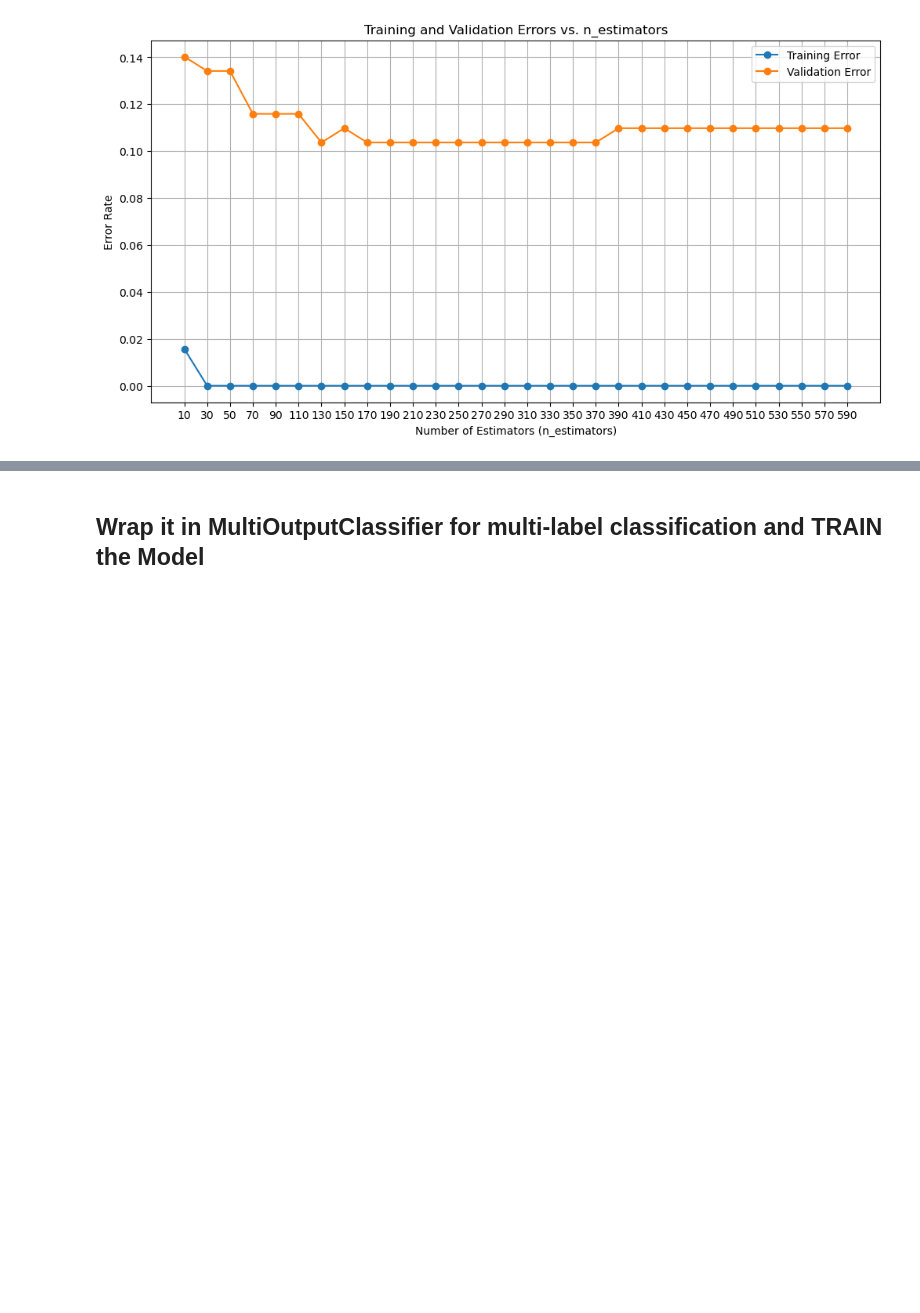
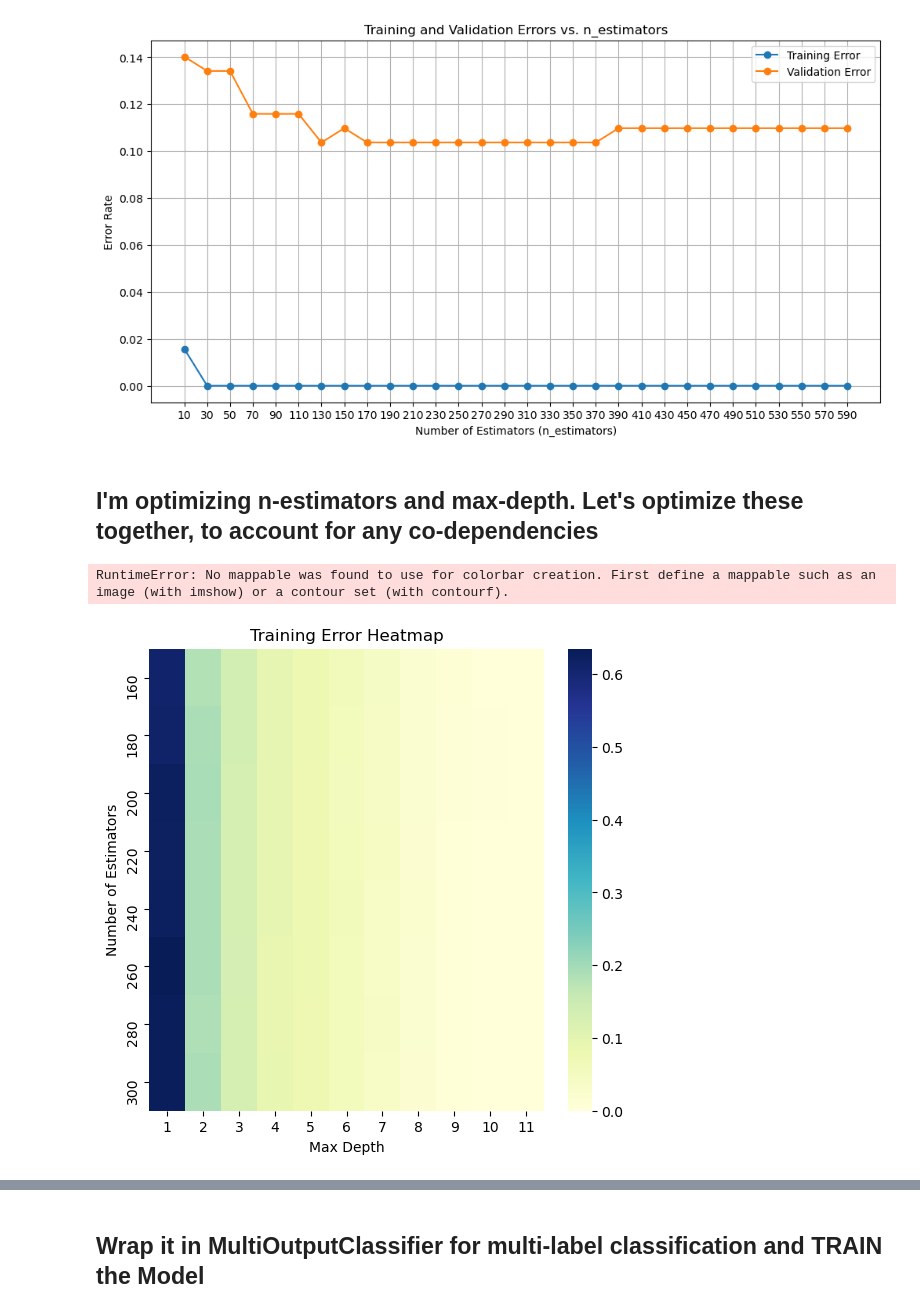
Before and after one commit to davneet721/Classifier_predict_population_from_genotype, a Jupyter notebook: Classifier_Genotype_to_Superpop.ipynb, the cells around one changed output, grey strips where cells are left out. Drawn from its saved outputs; the diff is of its cells as text; code cells hidden in the pictures; blank space fills up the shorter version.

Commit message:
fine-tuning model parameters added

```diff
--- a/Classifier_Genotype_to_Superpop.ipynb
+++ b/Classifier_Genotype_to_Superpop.ipynb
@@ -278,3 +280,34 @@ plt.xticks(n_estimators_range)  # Ensure every tick to be shown
 plt.show()
 # %% [output]
 [figure]
+# %% [markdown]
+## I'm optimizing n-estimators and max-depth. Let's optimize these together, to account for any co-dependencies
+# %%
+n_estimators_range = range(160, 301, 20)  # E.g., from 10 to 600 trees
+max_depth_range = range(1, 12)  # E.g., from 1 to 20
+
+# Initialize 2D arrays to store errors
+train_errors = np.zeros((len(n_estimators_range), len(max_depth_range)))
+val_errors = np.zeros((len(n_estimators_range), len(max_depth_range)))
+
+# Iterate over n_estimators with progress tracking
+for i, n in tqdm(enumerate(n_estimators_range), total=len(n_estimators_range), desc="Processing n_estimators"):
+    for j, md in tqdm(enumerate(max_depth_range), total=len(max_depth_range), desc="Processing max_depth", leave=False):
+        rfclass = RandomForestClassifier(n_estimators=n, max_depth=md, random_state=42)
+        model = MultiOutputClassifier(rfclass)
+
+        # Train the model
+        model.fit(X_train, y_train)
+
+        # Predict on training data
+        train_preds = model.predict(X_train)
+        train_accuracy = accuracy_score(y_train, train_preds)
+        train_errors[i, j] = 1 - train_accuracy  # Store the training error (1 - accuracy)
+
+        # Predict on validation data
+        val_preds = model.predict(X_val)
+        val_accuracy = accuracy_score(y_val, val_preds)
+        val_errors[i, j] = 1 - val_accuracy  # Store the validation error (1 - accuracy)
+# %% [output]
+RuntimeError: No mappable was found to use for colorbar creation. First define a mappable such as an image (with imshow) or a contour set (with contourf).
+[figure, added]
```
Also changed, not shown: parts of 16 cells of this notebook.
